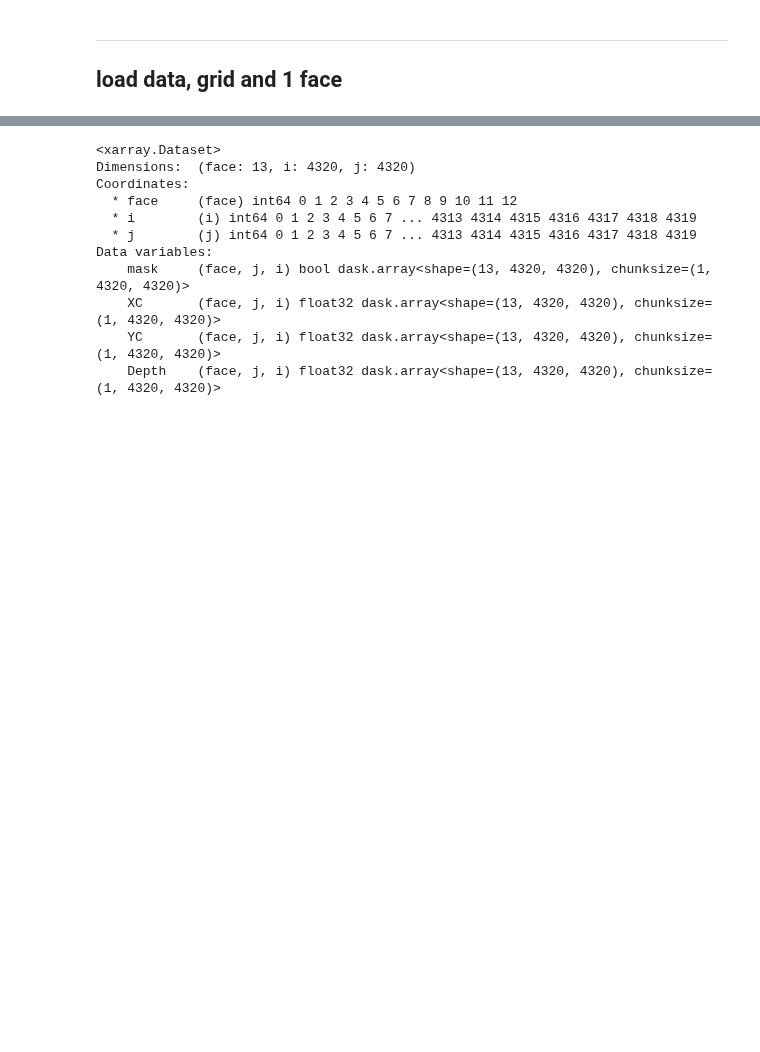
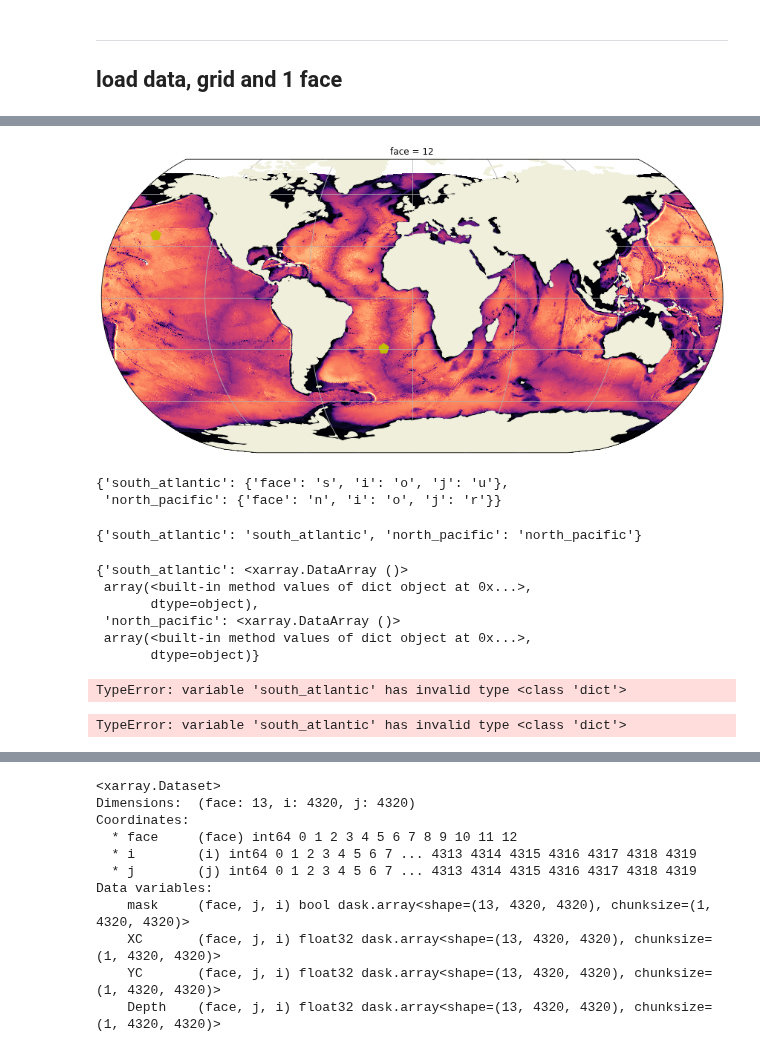
Before and after one commit to apatlpo/mit_equinox, a Jupyter notebook: temporal/filter_bpassed.ipynb, the cells around one changed output, grey strips where cells are left out. Drawn from its saved outputs; the diff is of its cells as text; code cells hidden in the pictures; blank space fills up the shorter version.

```diff
--- a/temporal/filter_bpassed.ipynb
+++ b/temporal/filter_bpassed.ipynb
@@ -106,0 +112,2 @@ KeyboardInterrupt:
+# %%
+grd = ut.load_grd()[['XC', 'YC', 'Depth']].persist()
@@ -106,0 +131,46 @@ KeyboardInterrupt:
+# %%
+points = dict(south_atlantic=[1, 1000, 2000],
+              north_pacific=[7, 3000, 3000],
+             )
+# %%
+h = pl.plot_pretty(grd.Depth.isel(i=slice(0,None,4),
+                                  j=slice(0,None,4),
+                                 ),
+                   infer_intervals=True,
+                  )
+
+ax = h["ax"]
+for p, i in points.items():
+    _g = grd.isel(face=i[0], i=int(i[1]), j=int(i[2]))
+    _g.plot.scatter(ax=ax,
+                    x="XC",y="YC",
+                    s=200, marker="p", c="y",
+                    transform=ccrs.PlateCarree(),)
+# %% [output]
+[figure, added]
+# %%
+{p: {d: i for i, d in zip(p, ["face", "i", "j"])} for p in points}
+# %% [output]
+{'south_atlantic': {'face': 's', 'i': 'o', 'j': 'u'},
+ 'north_pacific': {'face': 'n', 'i': 'o', 'j': 'r'}}
+# %%
+{p: p for p in points}
+# %% [output]
+{'south_atlantic': 'south_atlantic', 'north_pacific': 'north_pacific'}
+# %%
+{p: xr.DataArray({d: i for i, d in zip(points[p], ["face", "i", "j"])}) for p in points}
+# %% [output]
+{'south_atlantic': <xarray.DataArray ()>
+ array(<built-in method values of dict object at 0x...>,
+       dtype=object),
+ 'north_pacific': <xarray.DataArray ()>
+ array(<built-in method values of dict object at 0x...>,
+       dtype=object)}
+# %%
+xr.Dataset({p: {d: i for i, d in zip(points[p], ["face", "i", "j"])} for p in points})
+# %% [output]
+TypeError: variable 'south_atlantic' has invalid type <class 'dict'>
+# %%
+xr.Dataset({p: {d: i for i, d in zip(p, ["face", "i", "j"])} for p in points})
+# %% [output]
+TypeError: variable 'south_atlantic' has invalid type <class 'dict'>
```
Also changed, not shown: parts of 14 cells of this notebook.
